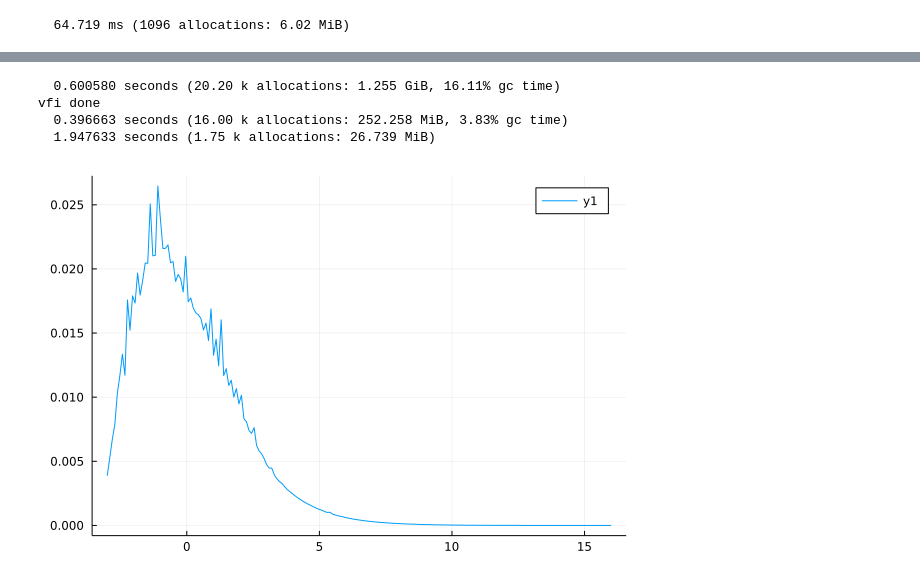
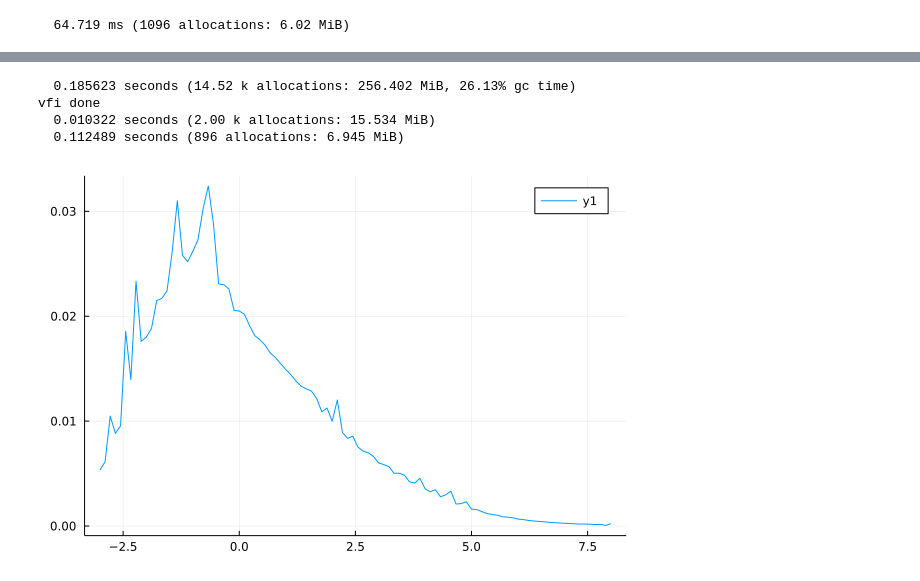
Before and after one commit to mwaugh0328/Hugget-Economy, a Jupyter notebook: hugget.ipynb, the cells around one changed output, grey strips where cells are left out. Saved outputs shown, nothing was run; the diff lists cells and outputs as text; code cells hidden in the pictures.

```diff
--- a/hugget.ipynb
+++ b/hugget.ipynb
@@ -235,20 +291,20 @@ stationary_dist (generic function with 1 method)
 # %%
-test = model_params(σ = 0.3919, Nshocks = 20, Na = 200, amin = -3.0, amax = 16)
+test = model_params(σ = 0.3919, Nshocks = 10, Na = 100, amin = -3.0, amax = 8)
 
 @time vfout, pout = value_function_itteration(test ; tol = 10^-3);
 
 println("vfi done")
 
 @time tprob = make_transition_prob(test, pout);
 
 @time  st = stationary_dist(tprob);
 
 st = reshape(st,test.Nshocks,test.Na)'
 
 plot(test.agrid, sum(st, dims = 2))
 # %% [output]
-  0.600580 seconds (20.20 k allocations: 1.255 GiB, 16.11% gc time)
+  0.185623 seconds (14.52 k allocations: 256.402 MiB, 26.13% gc time)
 vfi done
-  0.396663 seconds (16.00 k allocations: 252.258 MiB, 3.83% gc time)
-  1.947633 seconds (1.75 k allocations: 26.739 MiB)
+  0.010322 seconds (2.00 k allocations: 15.534 MiB)
+  0.112489 seconds (896 allocations: 6.945 MiB)
-[figure, old version]
+[figure, new version]
```
Also changed, not shown: parts of 11 cells of this notebook, 3 other files.
